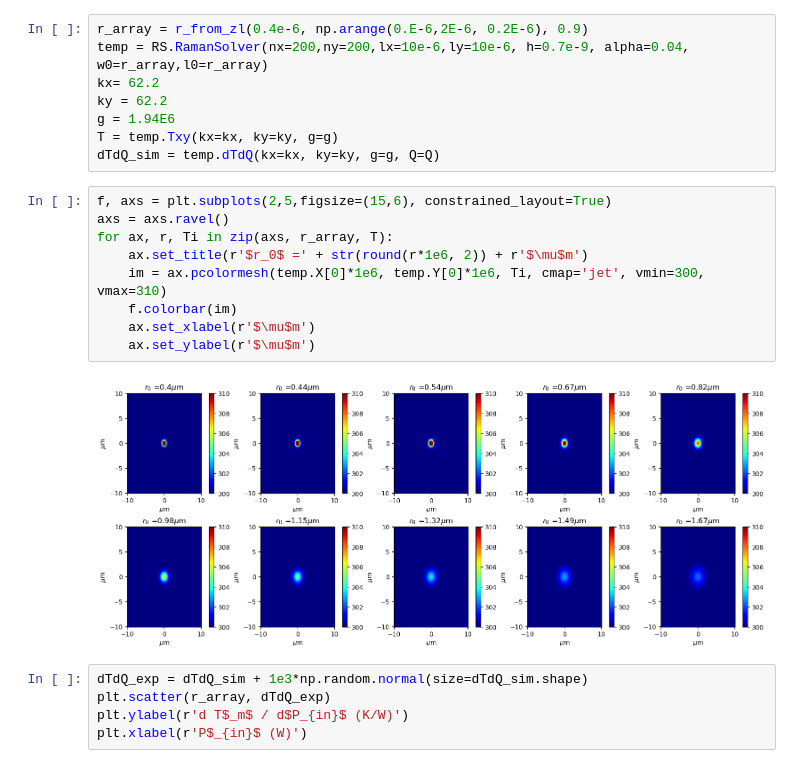
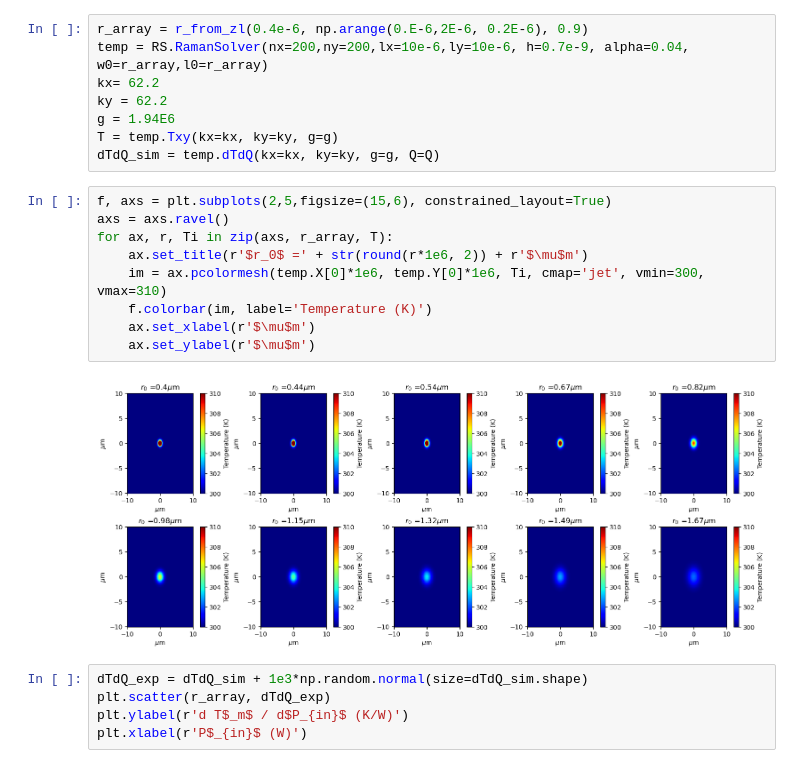
Before and after one commit to amalyacox/OTRaPy, a Jupyter notebook: examples/IntroExample.ipynb, the cells around one changed output. Drawn from its saved outputs; the diff is of its cells as text.

```diff
--- a/examples/IntroExample.ipynb
+++ b/examples/IntroExample.ipynb
@@ -229,14 +226,14 @@ dTdQ_sim = temp.dTdQ(kx=kx, ky=ky, g=g, Q=Q)
 # %%
 f, axs = plt.subplots(2,5,figsize=(15,6), constrained_layout=True)
 axs = axs.ravel()
 for ax, r, Ti in zip(axs, r_array, T):
     ax.set_title(r'$r_0$ =' + str(round(r*1e6, 2)) + r'$\mu$m')
     im = ax.pcolormesh(temp.X[0]*1e6, temp.Y[0]*1e6, Ti, cmap='jet', vmin=300, vmax=310)
-    f.colorbar(im)
+    f.colorbar(im, label='Temperature (K)')
     ax.set_xlabel(r'$\mu$m')
     ax.set_ylabel(r'$\mu$m')
 # %% [output]
-[figure, old version]
+[figure, new version]
 # %%
 dTdQ_exp = dTdQ_sim + 1e3*np.random.normal(size=dTdQ_sim.shape)
 plt.scatter(r_array, dTdQ_exp)
```
Also changed, not shown: parts of 7 cells of this notebook.
